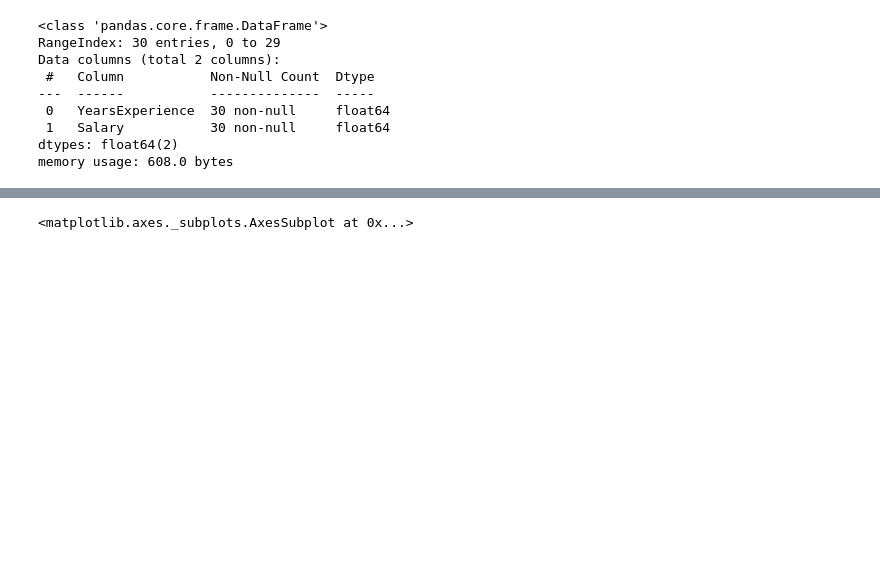
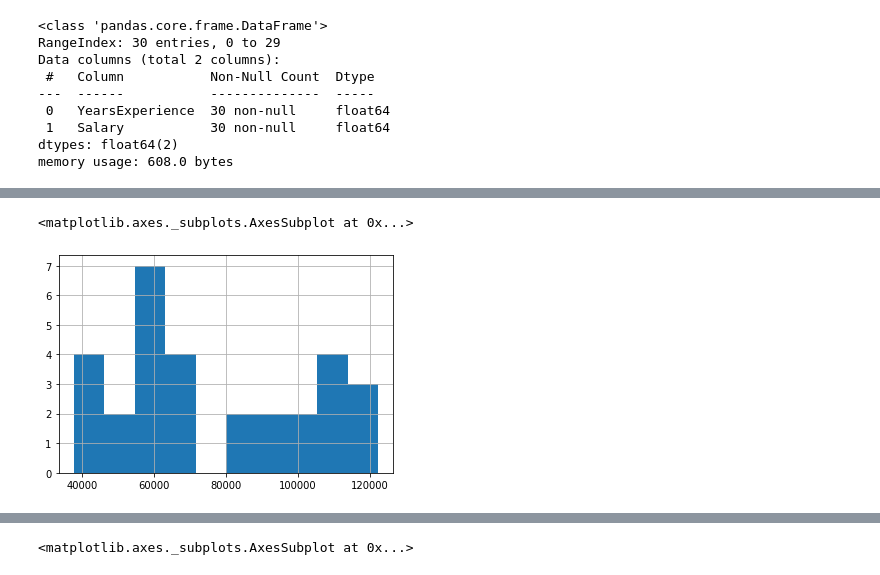
Before and after one commit to bismahashim/Assignment, a Jupyter notebook: Assignment_Simple_Linear_Regression_Q2.ipynb, the cells around one changed output, grey strips where cells are left out. Cells and saved outputs as stored; diff of their text form; code cells hidden in the pictures; blank space fills up the shorter version.

```diff
--- a/Assignment_Simple_Linear_Regression_Q2.ipynb
+++ b/Assignment_Simple_Linear_Regression_Q2.ipynb
@@ -30,0 +76,5 @@ memory usage: 608.0 bytes
+# %%
+data['Salary'].hist()
+# %% [output]
+<matplotlib.axes._subplots.AxesSubplot at 0x...>
+[figure, added]
```
Also changed, not shown: parts of 11 cells of this notebook.
